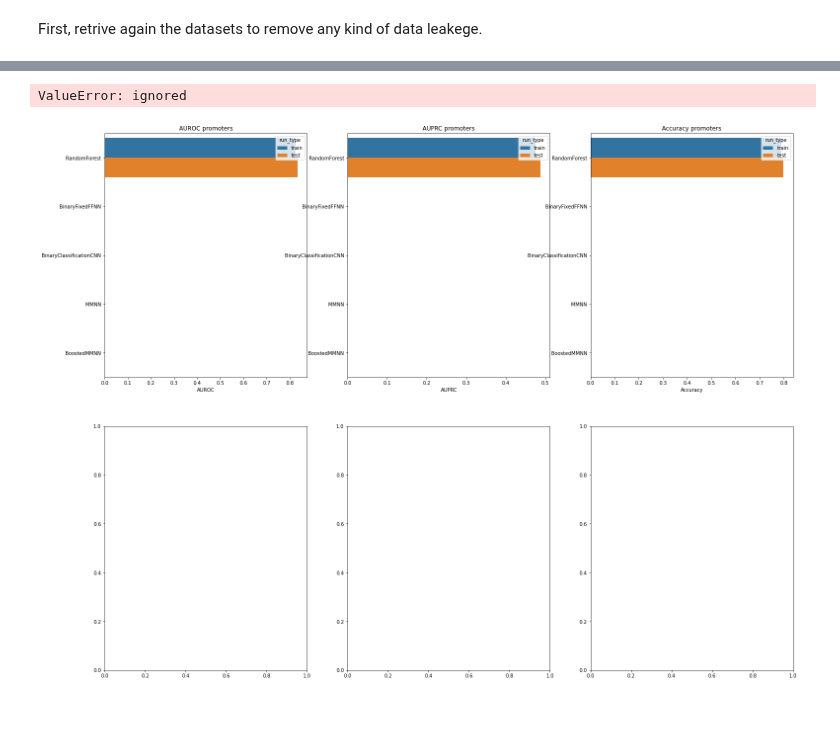
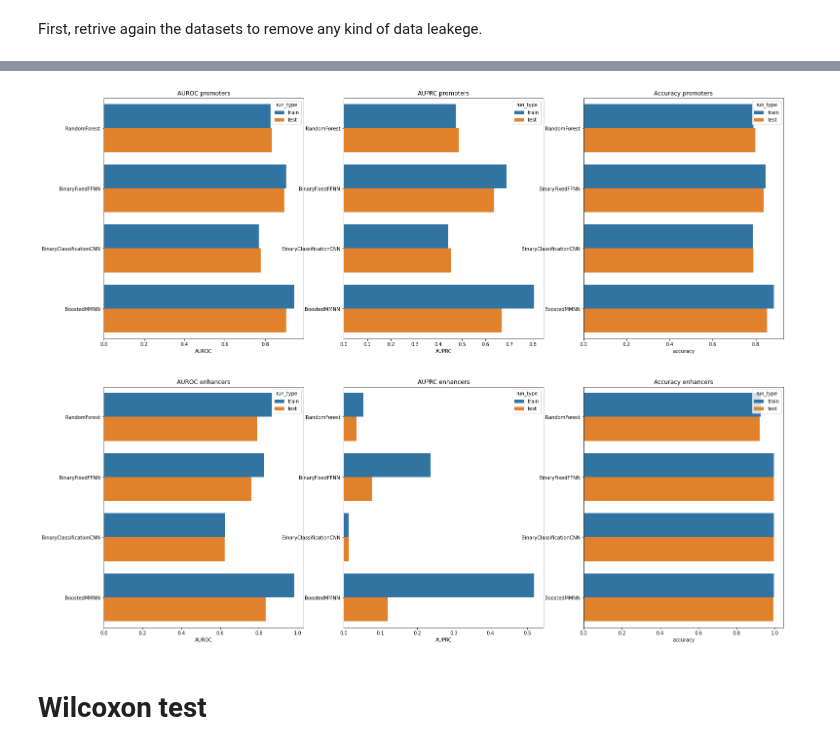
Before and after one commit to Stefano-t/multimodal-k562-cell-line-prediction, a Jupyter notebook: k562_prediction.ipynb, the cells around one changed output, grey strips where cells are left out. Saved outputs shown, nothing was run; the diff lists cells and outputs as text; code cells hidden in the pictures; blank space fills up the shorter version.

Commit message:
use cache layer; now main loop works

```diff
--- a/k562_prediction.ipynb
+++ b/k562_prediction.ipynb
@@ -868,9 +854,7 @@ def build_random_forest(
 # %% [markdown]
 ## Feed-Forward Neural Network
 # %%
-def build_fixed_ffnn(
-    input_shape: int
-)-> Tuple[Model, Layer, Layer]:
+def build_fixed_ffnn(input_shape: int)-> Tuple[Model, Layer, Layer]:
     """Returns Feed-Forward Neural Network model for binary classification.
 
     Parameters
@@ -991,7 +975,7 @@ def build_binary_classification_mmnn(
     input_sequence_data: Optional[Layer] = None,
     last_hidden_ffnn: Optional[Layer] = None,
     last_hidden_cnn: Optional[Layer] = None,
-):
+)-> Model:
     """Returns Multi-Modal Neural Network model for binary classification.
 
     Implementative details
@@ -1250,7 +1228,7 @@ labels = {
 # %%
 from sklearn.model_selection import StratifiedShuffleSplit
 
-n_splits = 1
+n_splits = 2
 test_size = 0.2
 random_state = 9012
 
@@ -1291,7 +1269,7 @@ for task_name, X in epigenomes.items():
             X_train.shape[1])
         cnn, input_sequence_data, last_hidden_cnn = build_fixed_cnn(
             X_train.shape[1])
-        mmnn1 = build_binary_classification_mmnn(X_train.shape[1], window_size)
+        #mmnn1 = build_binary_classification_mmnn(X_train.shape[1], window_size)
         mmnn2 = build_binary_classification_mmnn(
             input_sequence_data=input_sequence_data,
             input_epigenomic_data=input_epigenomic_data,
@@ -1316,7 +1294,7 @@ for task_name, X in epigenomes.items():
             holdout_number,
             False, # TODO: insert feature selection variable
         )
-        all_performance_history[task_name] += performance
+        all_performance_history[task_name].append(performance)
 
         for predictor, predictor_name, train_sequence, test_sequence in tqdm(
             ((ffnn, ffnn.name,
@@ -1325,13 +1303,15 @@ for task_name, X in epigenomes.items():
              (cnn, cnn.name,
               get_cnn_sequence(genome, train_bed, y_train, batch_size=1024),
               get_cnn_sequence(genome, test_bed, y_test, batch_size=1024)),
-             (mmnn1, mmnn1.name,
-              get_mmnn_sequence(genome, train_bed, X_train, y_train),
-              get_mmnn_sequence(genome, test_bed, X_test, y_test)),
+             #(mmnn1, mmnn1.name,
+             # get_mmnn_sequence(genome, train_bed, X_train, y_train),
+             # get_mmnn_sequence(genome, test_bed, X_test, y_test)),
              (mmnn2, mmnn2.name,
               get_mmnn_sequence(genome, train_bed, X_train, y_train),
               get_mmnn_sequence(genome, test_bed, X_test, y_test)),
-            )
+            ),
+            desc="Training models",
+            leave=False,
         ):
             performance = train_model(
                 predictor,
@@ -1342,7 +1322,7 @@ for task_name, X in epigenomes.items():
                 holdout_number,
                 False, # TODO: make feature selection variable
             )
-            all_performance_history[task_name] += performance
+            all_performance_history[task_name].append(performance)
 
-    all_performance_history[task_name] = pd.DataFrame(
+    all_performance_history[task_name] = pd.concat(
         all_performance_history[task_name])
@@ -1372,35 +1372,36 @@ for i, (task_name, dataframe) in enumerate(all_performance_history.items()):
         x="AUROC",
         y="model_name",
         data=dataframe,
         hue="run_type",
         orient="h",
         ax=axs[i][0],
         #ci="sd"
     )
     _ = axs[i][0].set_title(f"AUROC {task_name}")
     axs[i][0].set_ylabel("")
 
     sbn.barplot(
         x="AUPRC",
         y="model_name",
         data=dataframe,
         hue="run_type",
         orient="h",
-        ax=axs[i][1]
+        ax=axs[i][1],
     )
     _ = axs[i][1].set_title(f"AUPRC {task_name}")
     axs[i][1].set_ylabel("")
 
     sbn.barplot(
-        x="Accuracy",
+        x="accuracy",
         y="model_name",
         data=dataframe,
         hue="run_type",
         orient="h",
-        ax=axs[i][2]
+        ax=axs[i][2],
     )
     _ = axs[i][2].set_title(f"Accuracy {task_name}")
     axs[i][2].set_ylabel("")
 # %% [output]
-ValueError: ignored
-[figure, old version]
+[figure, new version]
+# %% [markdown]
+# Wilcoxon test
```
Also changed, not shown: parts of 18 cells of this notebook.
